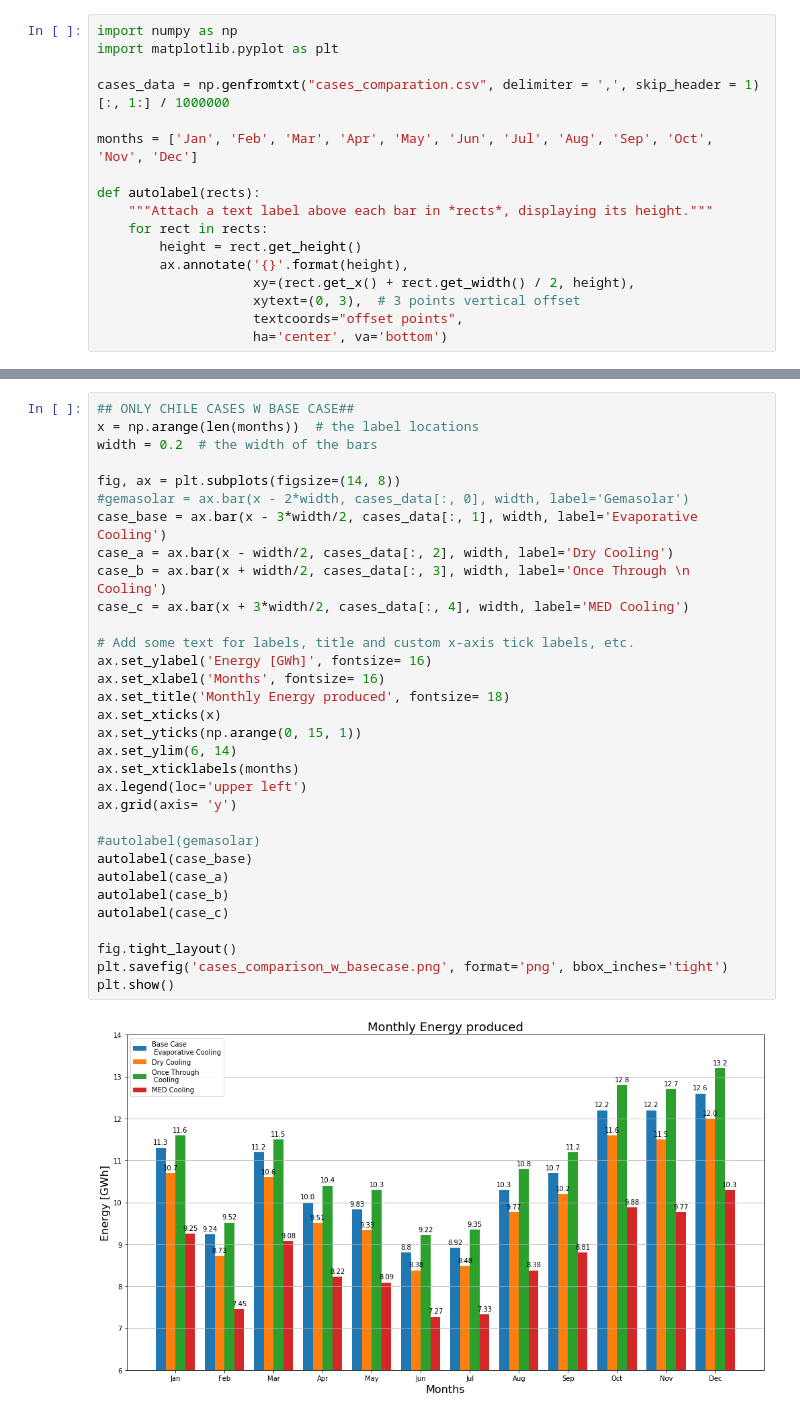
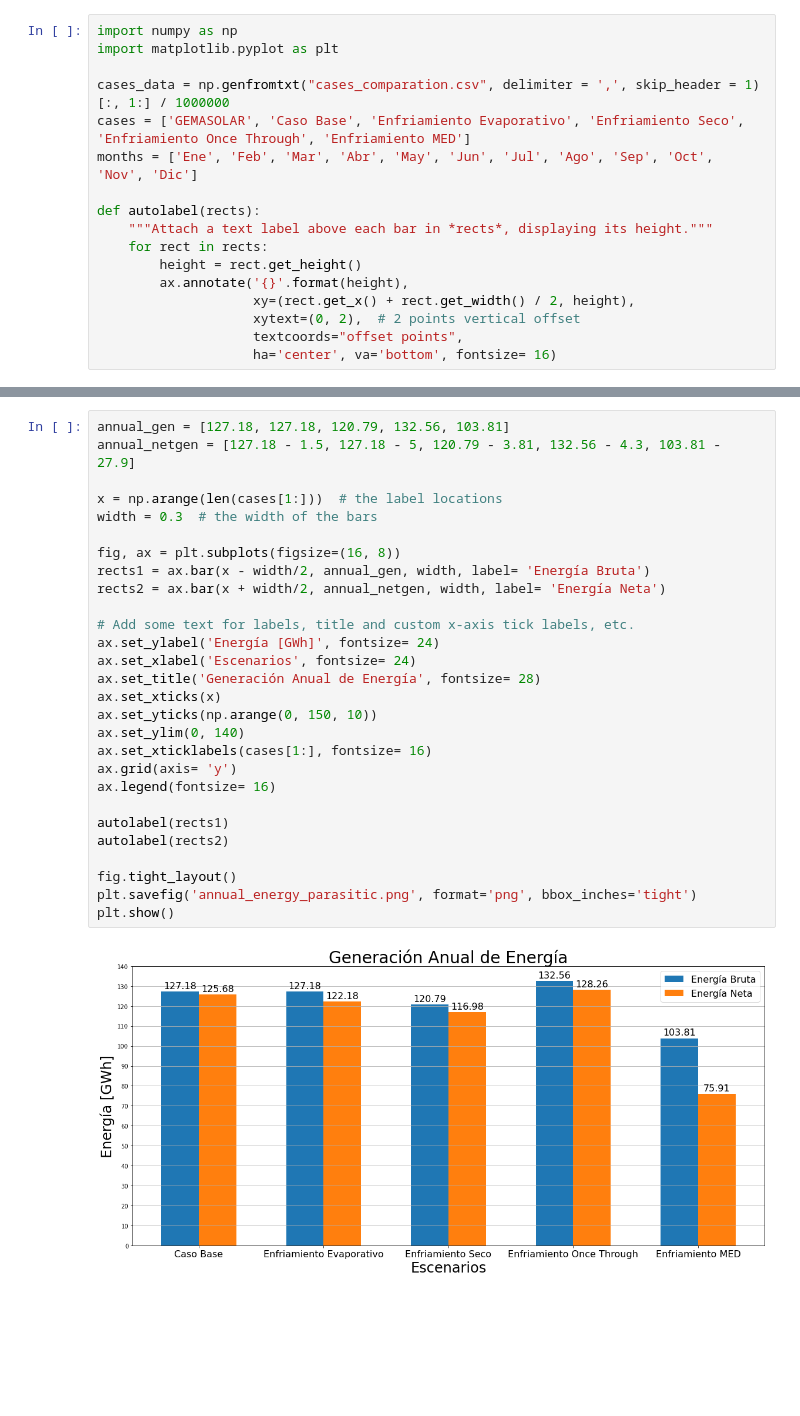
Before and after one commit to georgegacitua/CSP_data, a Jupyter notebook: CSP_comparison.ipynb, the cells around one changed output, grey strips where cells are left out. Cells and saved outputs as stored; diff of their text form; blank space fills up the shorter version.

```diff
--- a/CSP_comparison.ipynb
+++ b/CSP_comparison.ipynb
@@ -3,8 +3,8 @@ import numpy as np
 import matplotlib.pyplot as plt
 
 cases_data = np.genfromtxt("cases_comparation.csv", delimiter = ',', skip_header = 1)[:, 1:] / 1000000
-
-months = ['Jan', 'Feb', 'Mar', 'Apr', 'May', 'Jun', 'Jul', 'Aug', 'Sep', 'Oct', 'Nov', 'Dec']
+cases = ['GEMASOLAR', 'Caso Base', 'Enfriamiento Evaporativo', 'Enfriamiento Seco', 'Enfriamiento Once Through', 'Enfriamiento MED']
+months = ['Ene', 'Feb', 'Mar', 'Abr', 'May', 'Jun', 'Jul', 'Ago', 'Sep', 'Oct', 'Nov', 'Dic']
 
 def autolabel(rects):
     """Attach a text label above each bar in *rects*, displaying its height."""
@@ -12,6 +12,6 @@ def autolabel(rects):
         height = rect.get_height()
         ax.annotate('{}'.format(height),
                     xy=(rect.get_x() + rect.get_width() / 2, height),
-                    xytext=(0, 3),  # 3 points vertical offset
+                    xytext=(0, 2),  # 2 points vertical offset
                     textcoords="offset points",
-                    ha='center', va='bottom')
+                    ha='center', va='bottom', fontsize= 16)
@@ -51,34 +87,30 @@ plt.show()
 # %%
-## ONLY CHILE CASES W BASE CASE##
-x = np.arange(len(months))  # the label locations
-width = 0.2  # the width of the bars
+annual_gen = [127.18, 127.18, 120.79, 132.56, 103.81]
+annual_netgen = [127.18 - 1.5, 127.18 - 5, 120.79 - 3.81, 132.56 - 4.3, 103.81 - 27.9]
 
-fig, ax = plt.subplots(figsize=(14, 8))
-#gemasolar = ax.bar(x - 2*width, cases_data[:, 0], width, label='Gemasolar')
-case_base = ax.bar(x - 3*width/2, cases_data[:, 1], width, label='Evaporative Cooling')
-case_a = ax.bar(x - width/2, cases_data[:, 2], width, label='Dry Cooling')
-case_b = ax.bar(x + width/2, cases_data[:, 3], width, label='Once Through \n Cooling')
-case_c = ax.bar(x + 3*width/2, cases_data[:, 4], width, label='MED Cooling')
+x = np.arange(len(cases[1:]))  # the label locations
+width = 0.3  # the width of the bars
+
+fig, ax = plt.subplots(figsize=(16, 8))
+rects1 = ax.bar(x - width/2, annual_gen, width, label= 'Energía Bruta')
+rects2 = ax.bar(x + width/2, annual_netgen, width, label= 'Energía Neta')
 
 # Add some text for labels, title and custom x-axis tick labels, etc.
-ax.set_ylabel('Energy [GWh]', fontsize= 16)
-ax.set_xlabel('Months', fontsize= 16)
-ax.set_title('Monthly Energy produced', fontsize= 18)
+ax.set_ylabel('Energía [GWh]', fontsize= 24)
+ax.set_xlabel('Escenarios', fontsize= 24)
+ax.set_title('Generación Anual de Energía', fontsize= 28)
 ax.set_xticks(x)
-ax.set_yticks(np.arange(0, 15, 1))
-ax.set_ylim(6, 14)
-ax.set_xticklabels(months)
-ax.legend(loc='upper left')
+ax.set_yticks(np.arange(0, 150, 10))
+ax.set_ylim(0, 140)
+ax.set_xticklabels(cases[1:], fontsize= 16)
 ax.grid(axis= 'y')
+ax.legend(fontsize= 16)
 
-#autolabel(gemasolar)
-autolabel(case_base)
-autolabel(case_a)
-autolabel(case_b)
-autolabel(case_c)
+autolabel(rects1)
+autolabel(rects2)
 
 fig.tight_layout()
-plt.savefig('cases_comparison_w_basecase.png', format='png', bbox_inches='tight')
+plt.savefig('annual_energy_parasitic.png', format='png', bbox_inches='tight')
 plt.show()
 # %% [output]
-[figure, old version]
+[figure, new version]
```
Also changed, not shown: parts of 6 cells of this notebook, 13 other files.
